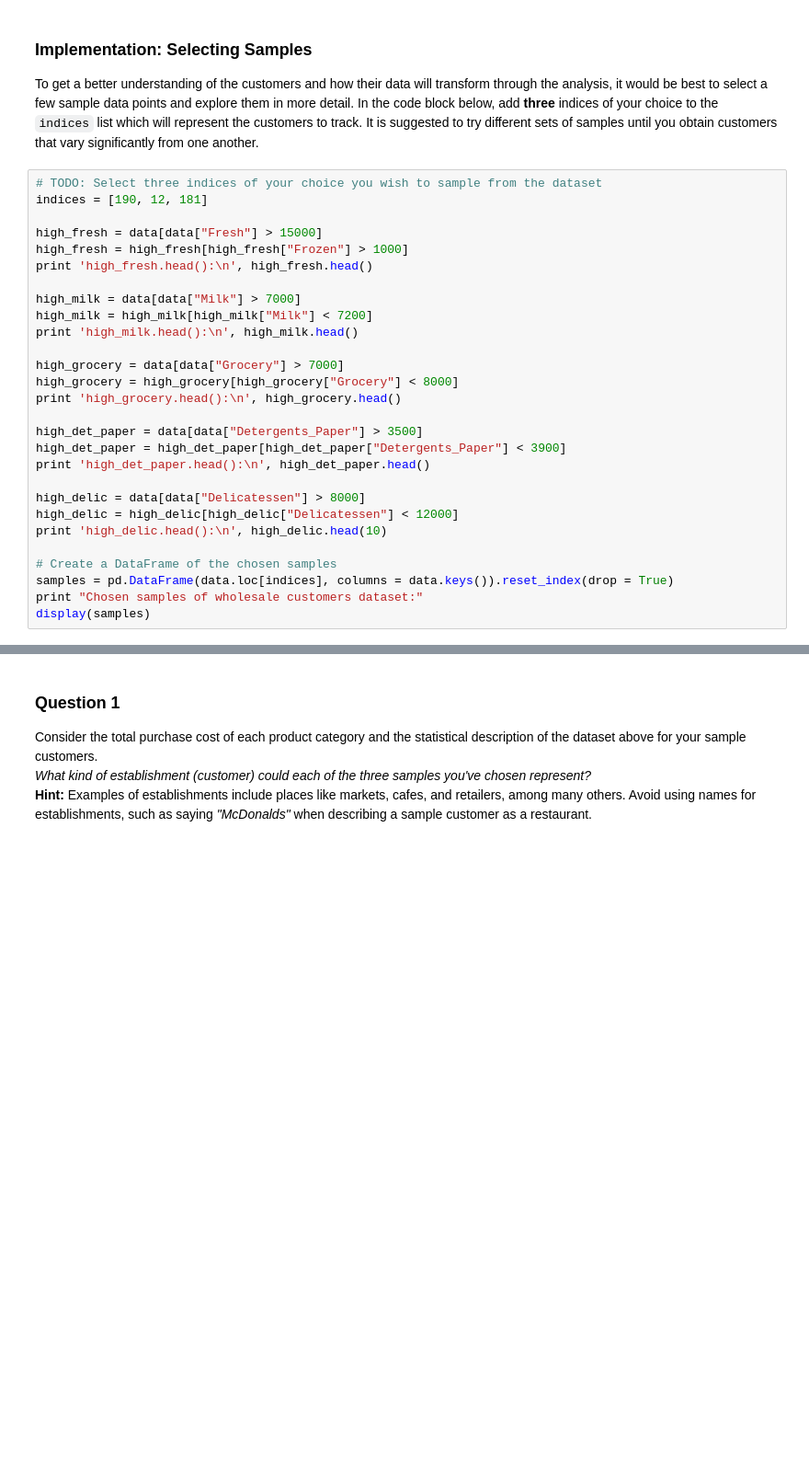
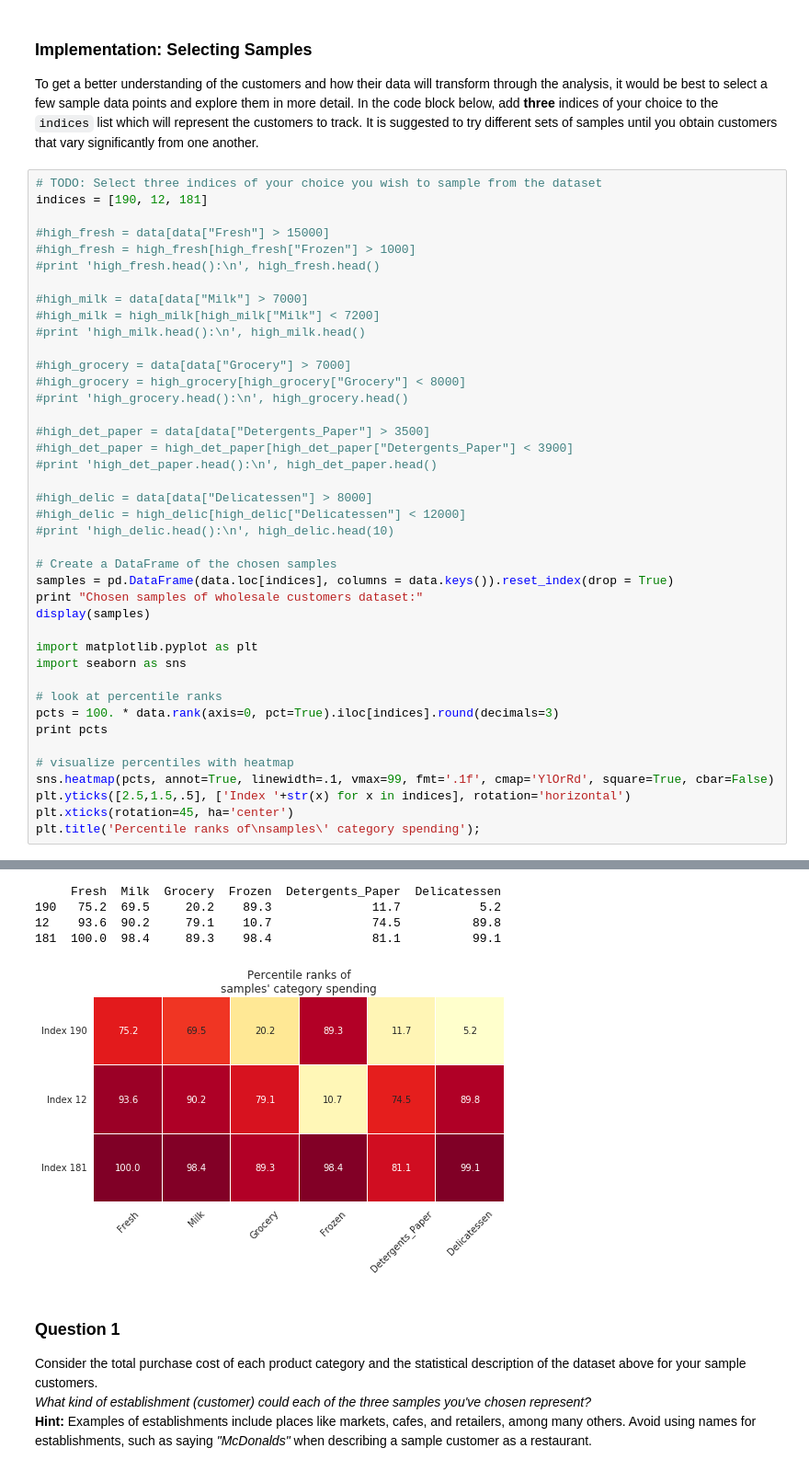
Before and after one commit to jcpince/machine-learning, a Jupyter notebook: projects/customer_segments/customer_segments.ipynb, the cells around one changed output, grey strips where cells are left out. Shown at 92% size. Drawn from its saved outputs; the diff is of its cells as text; blank space fills up the shorter version.

Commit message:
Applied review comments and added visualizations.
Signed-off-by: Jean-Christophe PINCE <jcpince@gmail.com>

```diff
--- a/projects/customer_segments/customer_segments.ipynb
+++ b/projects/customer_segments/customer_segments.ipynb
@@ -62,28 +62,41 @@ To get a better understanding of the customers and how their data will transform
 # TODO: Select three indices of your choice you wish to sample from the dataset
 indices = [190, 12, 181]
 
-high_fresh = data[data["Fresh"] > 15000]
-high_fresh = high_fresh[high_fresh["Frozen"] > 1000]
-print 'high_fresh.head():\n', high_fresh.head()
+#high_fresh = data[data["Fresh"] > 15000]
+#high_fresh = high_fresh[high_fresh["Frozen"] > 1000]
+#print 'high_fresh.head():\n', high_fresh.head()
 
-high_milk = data[data["Milk"] > 7000]
-high_milk = high_milk[high_milk["Milk"] < 7200]
-print 'high_milk.head():\n', high_milk.head()
+#high_milk = data[data["Milk"] > 7000]
+#high_milk = high_milk[high_milk["Milk"] < 7200]
+#print 'high_milk.head():\n', high_milk.head()
 
-high_grocery = data[data["Grocery"] > 7000]
-high_grocery = high_grocery[high_grocery["Grocery"] < 8000]
-print 'high_grocery.head():\n', high_grocery.head()
+#high_grocery = data[data["Grocery"] > 7000]
+#high_grocery = high_grocery[high_grocery["Grocery"] < 8000]
+#print 'high_grocery.head():\n', high_grocery.head()
 
-high_det_paper = data[data["Detergents_Paper"] > 3500]
-high_det_paper = high_det_paper[high_det_paper["Detergents_Paper"] < 3900]
-print 'high_det_paper.head():\n', high_det_paper.head()
+#high_det_paper = data[data["Detergents_Paper"] > 3500]
+#high_det_paper = high_det_paper[high_det_paper["Detergents_Paper"] < 3900]
+#print 'high_det_paper.head():\n', high_det_paper.head()
 
-high_delic = data[data["Delicatessen"] > 8000]
-high_delic = high_delic[high_delic["Delicatessen"] < 12000]
-print 'high_delic.head():\n', high_delic.head(10)
+#high_delic = data[data["Delicatessen"] > 8000]
+#high_delic = high_delic[high_delic["Delicatessen"] < 12000]
+#print 'high_delic.head():\n', high_delic.head(10)
 
 # Create a DataFrame of the chosen samples
 samples = pd.DataFrame(data.loc[indices], columns = data.keys()).reset_index(drop = True)
 print "Chosen samples of wholesale customers dataset:"
 display(samples)
+
+import matplotlib.pyplot as plt
+import seaborn as sns
+
+# look at percentile ranks
+pcts = 100. * data.rank(axis=0, pct=True).iloc[indices].round(decimals=3)
+print pcts
+
+# visualize percentiles with heatmap
+sns.heatmap(pcts, annot=True, linewidth=.1, vmax=99, fmt='.1f', cmap='YlOrRd', square=True, cbar=False)
+plt.yticks([2.5,1.5,.5], ['Index '+str(x) for x in indices], rotation='horizontal')
+plt.xticks(rotation=45, ha='center')
+plt.title('Percentile ranks of\nsamples\' category spending');
 # %% [output]
@@ -106,8 +103,13 @@ high_delic.head():
 Chosen samples of wholesale customers dataset:
 |  | Fresh | Milk | Grocery | Frozen | Detergents_Paper | Delicatessen |
 | 0 | 16936 | 6250 | 1981 | 7332 | 118 | 64 |
 | 1 | 31714 | 12319 | 11757 | 287 | 3881 | 2931 |
 | 2 | 112151 | 29627 | 18148 | 16745 | 4948 | 8550 |
+     Fresh  Milk  Grocery  Frozen  Detergents_Paper  Delicatessen
+190   75.2  69.5     20.2    89.3              11.7           5.2
+12    93.6  90.2     79.1    10.7              74.5          89.8
+181  100.0  98.4     89.3    98.4              81.1          99.1
+[figure, added]
 # %% [markdown]
 ### Question 1
 Consider the total purchase cost of each product category and the statistical description of the dataset above for your sample customers.
```
Also changed, not shown: parts of 8 cells of this notebook, 1 other file.
